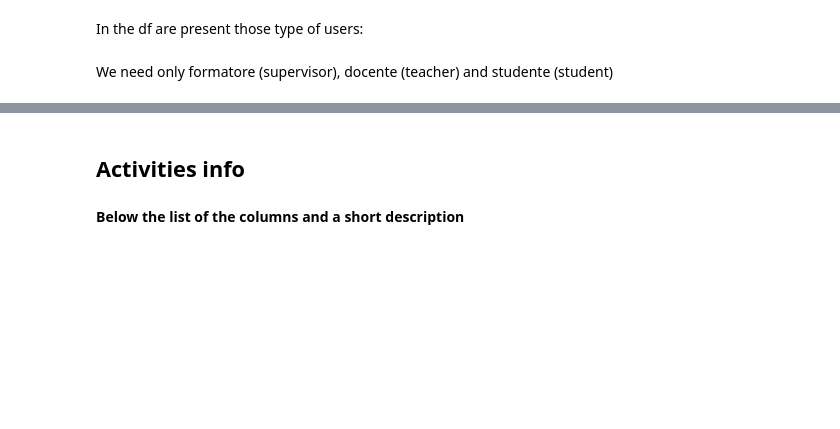
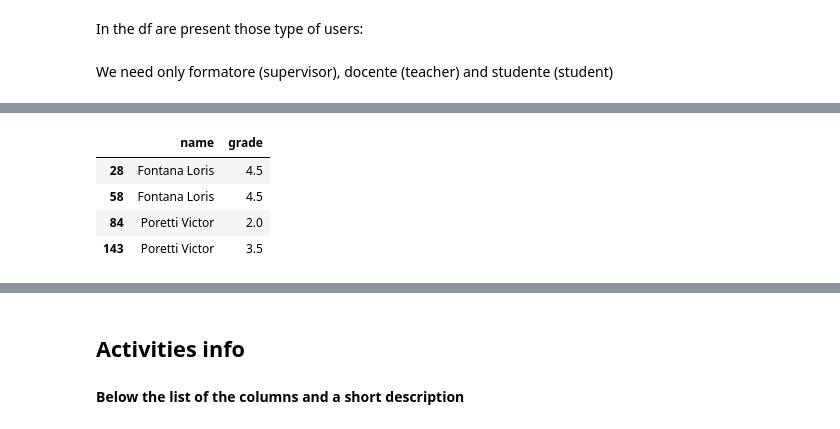
Before and after one commit to pietroairaghi/dualt_analysis, a Jupyter notebook: notebooks/preprocess_pipeline.ipynb, the cells around one changed output, grey strips where cells are left out. Drawn from its saved outputs; the diff is of its cells as text; code cells hidden in the pictures; blank space fills up the shorter version.

```diff
--- a/notebooks/preprocess_pipeline.ipynb
+++ b/notebooks/preprocess_pipeline.ipynb
@@ -71,0 +129,8 @@ teachers    = users[users['teacher'] == 1]
+# %%
+grades_2nd[grades_2nd.duplicated(['name'], keep=False)]
+# %% [output]
+|  | name | grade |
+| 28 | Fontana Loris | 4.5 |
+| 58 | Fontana Loris | 4.5 |
+| 84 | Poretti Victor | 2.0 |
+| 143 | Poretti Victor | 3.5 |
```
Also changed, not shown: parts of 21 cells of this notebook, 13 other files.
